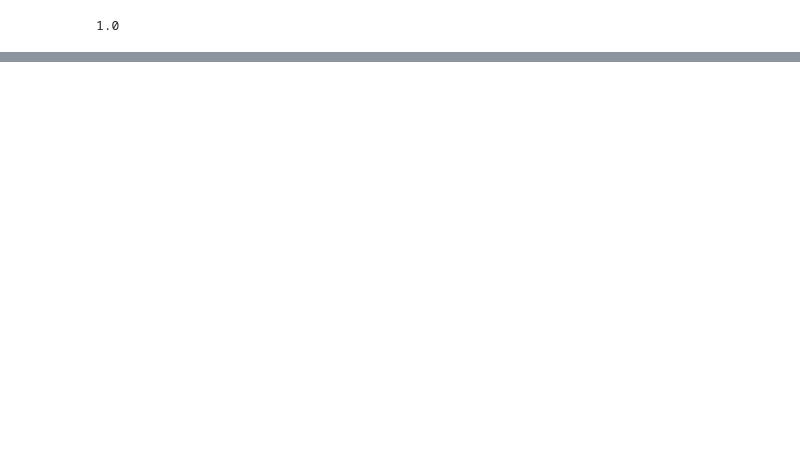
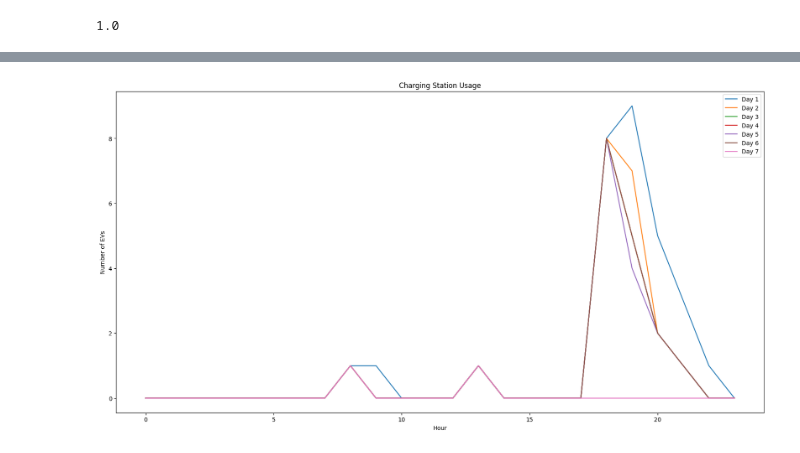
Before and after one commit to EV4EU/ev-profiling, a Jupyter notebook: ev-profiles.ipynb, the cells around one changed output, grey strips where cells are left out. Drawn from its saved outputs; the diff is of its cells as text; code cells hidden in the pictures; blank space fills up the shorter version.

```diff
--- a/ev-profiles.ipynb
+++ b/ev-profiles.ipynb
@@ -1877,0 +1548,34 @@ plt.show()
+# %%
+
+# Pick a Day. If None, every day is plotted
+
+DAY = None
+
+# Create a figure
+fig = plt.figure(figsize=(20, 10))
+
+# Plot the data
+if DAY is not None:
+    plt.plot(np.sum(aggregator.simulation_dataframes['ev_charging_history'].transpose().loc[DAY].transpose() > 0, axis=0).ravel())
+else:
+    for i in range(1, aggregator.simulation_cycles + 1):
+        plt.plot(np.sum(aggregator.simulation_dataframes['ev_charging_history'].transpose().loc['2023-01-{:02d}'.format(i)].transpose() > 0, axis=0).ravel())
+
+# Set the title
+plt.title('Charging Station Usage')
+
+# Set the x-axis label
+plt.xlabel('Hour')
+
+# Set the y-axis label
+plt.ylabel('Number of EVs')
+
+# Set the legend
+if DAY is not None:
+    plt.legend(['Day {}'.format(DAY)])
+else:
+    plt.legend(['Day {}'.format(i) for i in range(1, len(aggregator.simulation_dataframes) + 1)])
+
+plt.show()
+# %% [output]
+[figure, added]
```
Also changed, not shown: parts of 50 cells of this notebook.
